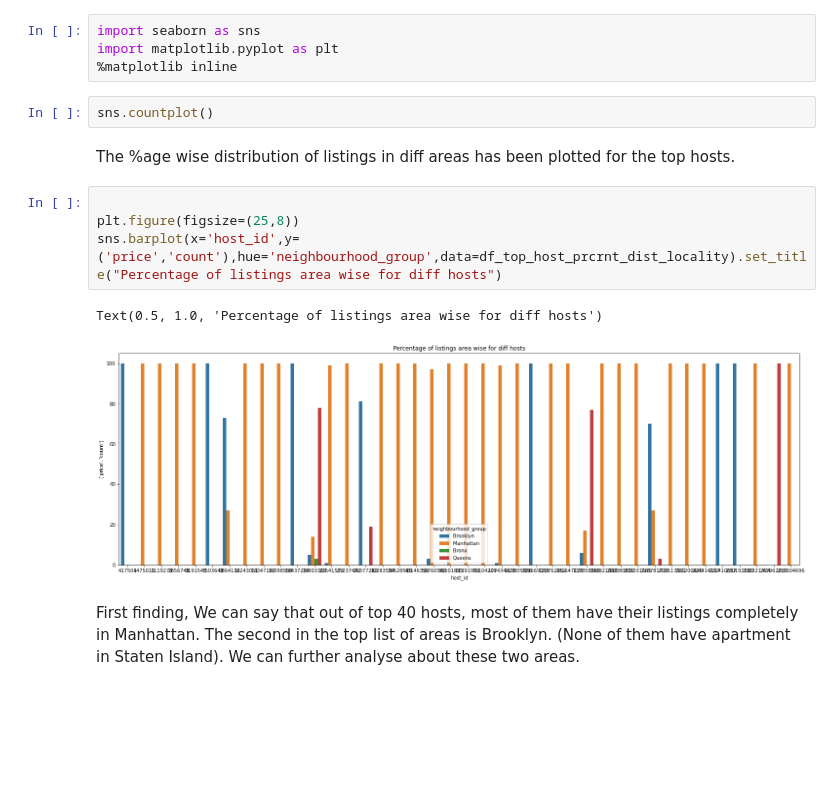
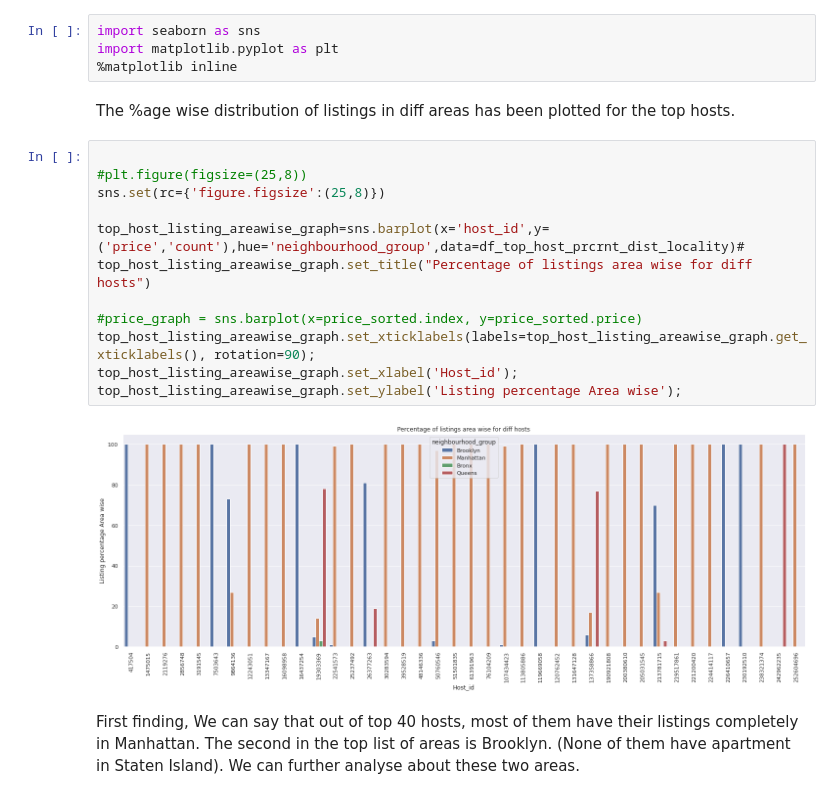
Before and after one commit to abdulaziz2208/Airbnb-Bookings-analysis, a Jupyter notebook: Airbnb_Bookings_Analysis_Capstone_Project.ipynb, the cells around one changed output. Saved outputs shown, nothing was run; the diff lists cells and outputs as text; blank space fills up the shorter version.

```diff
--- a/Airbnb_Bookings_Analysis_Capstone_Project.ipynb
+++ b/Airbnb_Bookings_Analysis_Capstone_Project.ipynb
@@ -245,17 +287,22 @@ df_top_host_prcrnt_dist_locality.head(5)
 import seaborn as sns
 import matplotlib.pyplot as plt
 %matplotlib inline
-# %%
-sns.countplot()
 # %% [markdown]
 The %age wise distribution of listings in diff areas has been plotted for the top hosts.
 # %%
 
-plt.figure(figsize=(25,8))
-sns.barplot(x='host_id',y=('price','count'),hue='neighbourhood_group',data=df_top_host_prcrnt_dist_locality).set_title("Percentage of listings area wise for diff hosts")
+#plt.figure(figsize=(25,8))
+sns.set(rc={'figure.figsize':(25,8)})
+
+top_host_listing_areawise_graph=sns.barplot(x='host_id',y=('price','count'),hue='neighbourhood_group',data=df_top_host_prcrnt_dist_locality)#
+top_host_listing_areawise_graph.set_title("Percentage of listings area wise for diff hosts")
+
+#price_graph = sns.barplot(x=price_sorted.index, y=price_sorted.price)
+top_host_listing_areawise_graph.set_xticklabels(labels=top_host_listing_areawise_graph.get_xticklabels(), rotation=90);
+top_host_listing_areawise_graph.set_xlabel('Host_id');
+top_host_listing_areawise_graph.set_ylabel('Listing percentage Area wise');
 # %% [output]
-Text(0.5, 1.0, 'Percentage of listings area wise for diff hosts')
-[figure, old version]
+[figure, new version]
 # %% [markdown]
 First finding, We can say that out of  top 40 hosts, most of them have their listings completely in Manhattan. The second in the top list of areas is Brooklyn. (None of them have apartment in Staten Island). We can further analyse about these two areas.
 # %% [markdown]
```
Also changed, not shown: parts of 14 cells of this notebook.
